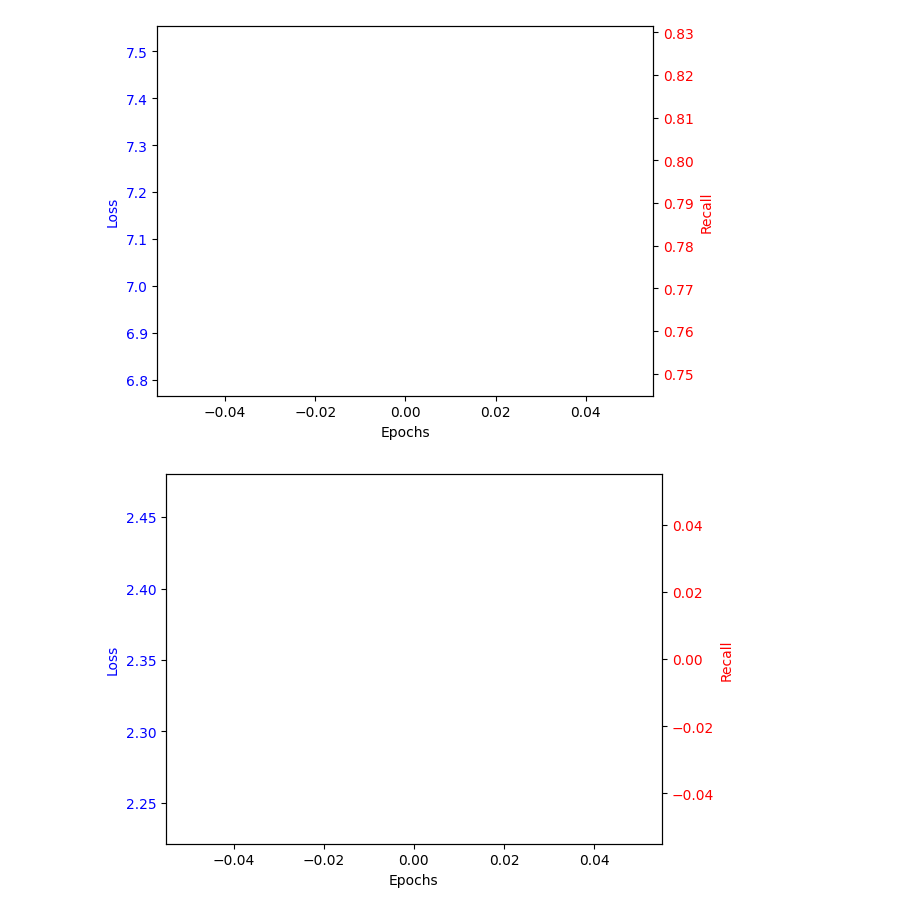
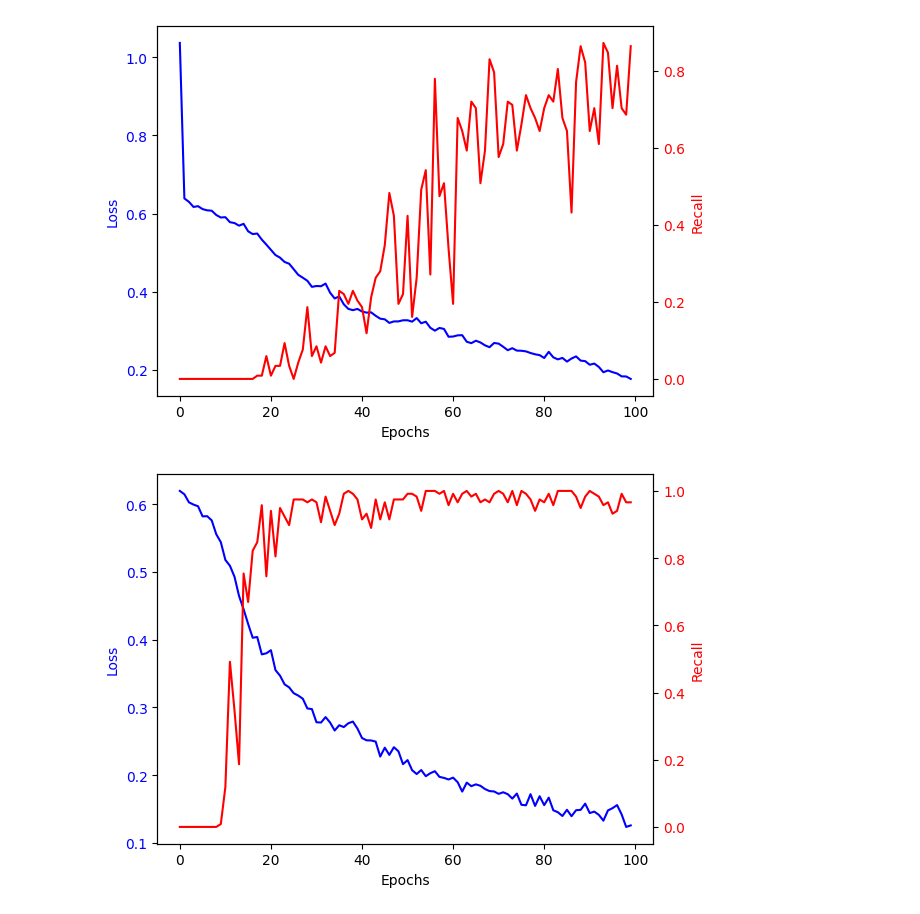
Before and after one commit to AierLab/indl-dataset, a Jupyter notebook: experiment-ablation-study.ipynb, the cells around one changed output. Saved outputs shown, nothing was run; the diff lists cells and outputs as text; code cells hidden in the pictures.

```diff
--- a/experiment-ablation-study.ipynb
+++ b/experiment-ablation-study.ipynb
@@ -150,7 +150,7 @@ import matplotlib.pyplot as plt
 import seaborn as sns
 from tqdm import tqdm
 
-epochs, lr = 200, 1e-3
+epochs, lr = 100, 1e-4
 
 for i in range(5):
     df = pd.DataFrame(columns=['Loss', 'Recall'])
@@ -169,33 +169,38 @@ for i in range(5):
 
     if os.path.exists(history_path):
         df = pd.read_csv(history_path)
     else:
+        previous_best_recall = 0
         for epoch in tqdm(range(1, epochs+1)):
             loss = train(model, device, train_loader, optimizer, epoch)
             recall = test(model, device, test_loader)
+
             df.loc[len(df)] = [loss, recall]
 
-        torch.save(model.state_dict(), model_path)
+            if recall > previous_best_recall:
+                previous_best_recall = recall
+                torch.save(model.state_dict(), model_path)
+
         df.to_csv(history_path, index=False)
 
     # Assuming df is your DataFrame and it has columns 'Loss' and 'Class 0 Recall'
 
     fig, ax1 = plt.subplots()
 
     # Plot Loss
     sns.lineplot(data=df, x=df.index, y='Loss', ax=ax1, color='blue')
     ax1.set_ylabel('Loss', color='blue')
     ax1.tick_params(axis='y', labelcolor='blue')
 
     # Create a second y-axis and plot Recall on it
     ax2 = ax1.twinx()
     sns.lineplot(data=df, x=df.index, y='Recall', ax=ax2, color='red')
     ax2.set_ylabel('Recall', color='red')
     ax2.tick_params(axis='y', labelcolor='red')
 
     ax1.set_xlabel('Epochs')
 
     plt.show()
 # %% [output]
-[figure, old version]
+[figure, new version]
-[figure, old version]
+[figure, new version]
```
Also changed, not shown: parts of 3 cells of this notebook, 4 other files.
